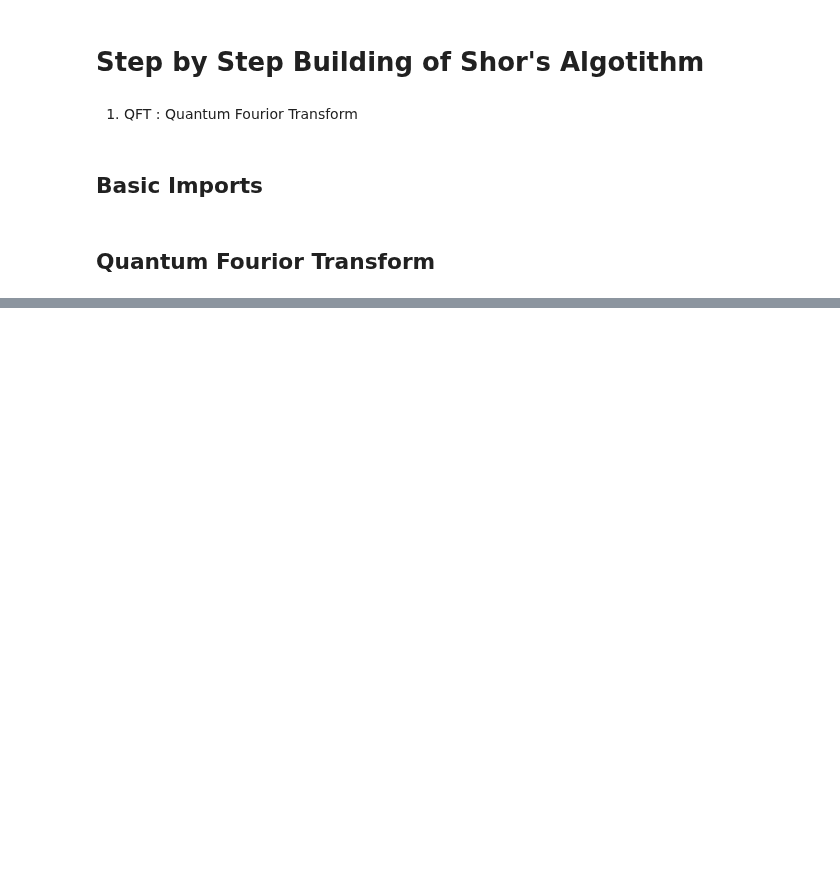
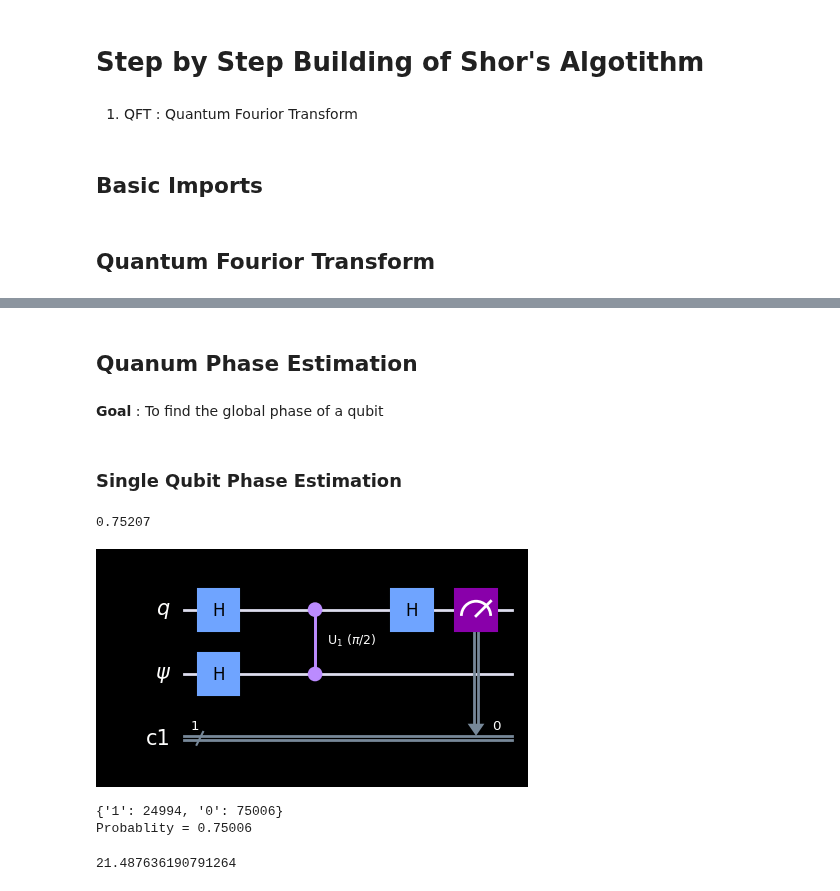
Before and after one commit to arque1393/QuantumLearning, a Jupyter notebook: QuantumAlgorithm/Shor's Algorithm.ipynb, the cells around one changed output, grey strips where cells are left out. Drawn from its saved outputs; the diff is of its cells as text; code cells hidden in the pictures; blank space fills up the shorter version.

```diff
--- a/QuantumAlgorithm/Shor's Algorithm.ipynb
+++ b/QuantumAlgorithm/Shor's Algorithm.ipynb
@@ -58,0 +69,48 @@ True
+# %% [markdown]
+## Quanum Phase Estimation
+# %% [markdown]
+**Goal** : To find the global phase of a qubit
+# %% [markdown]
+### Single Qubit Phase Estimation
+# %%
+def counts_probablity(counts, qbit = '0'):
+    return counts['0']/sum(counts.values())
+counts_probablity({'0': 75207, '1': 24793})
+# %% [output]
+0.75207
+# %%
+from qiskit.circuit.library import CU1Gate
+phase = np.deg2rad(90)
+cu1 = CU1Gate(phase)
+# %%
+
+psi = q.QuantumRegister(1, name='\psi')
+q1 = q.QuantumRegister(1, name='q')
+c1 = q.ClassicalRegister(1,name='c1')
+circ = q.QuantumCircuit(q1,psi,c1)
+circ.h(1)
+# circ.s(1)
+circ.h(0)
+# circ.cu(0,1)
+circ.append(cu1,[0,1])
+circ.h(0)
+circ.measure(0,0)
+
+circ.draw('mpl',style=style)
+# def add_phase(circ):
+# %% [output]
+[figure, added]
+# %%
+qasm_sim = Aer.get_backend('qasm_simulator')
+counts = q.execute(circ, qasm_sim, shots=100000).result().get_counts()
+print(counts)
+prob = counts_probablity(counts)
+print(f'Probablity = {prob}')
+# %% [output]
+{'1': 24994, '0': 75006}
+Probablity = 0.75006
+# %%
+estimate_phase = np.rad2deg(prob/2)
+estimate_phase
+# %% [output]
+21.487636190791264
```
Also changed, not shown: parts of 9 cells of this notebook, 5 other files.
